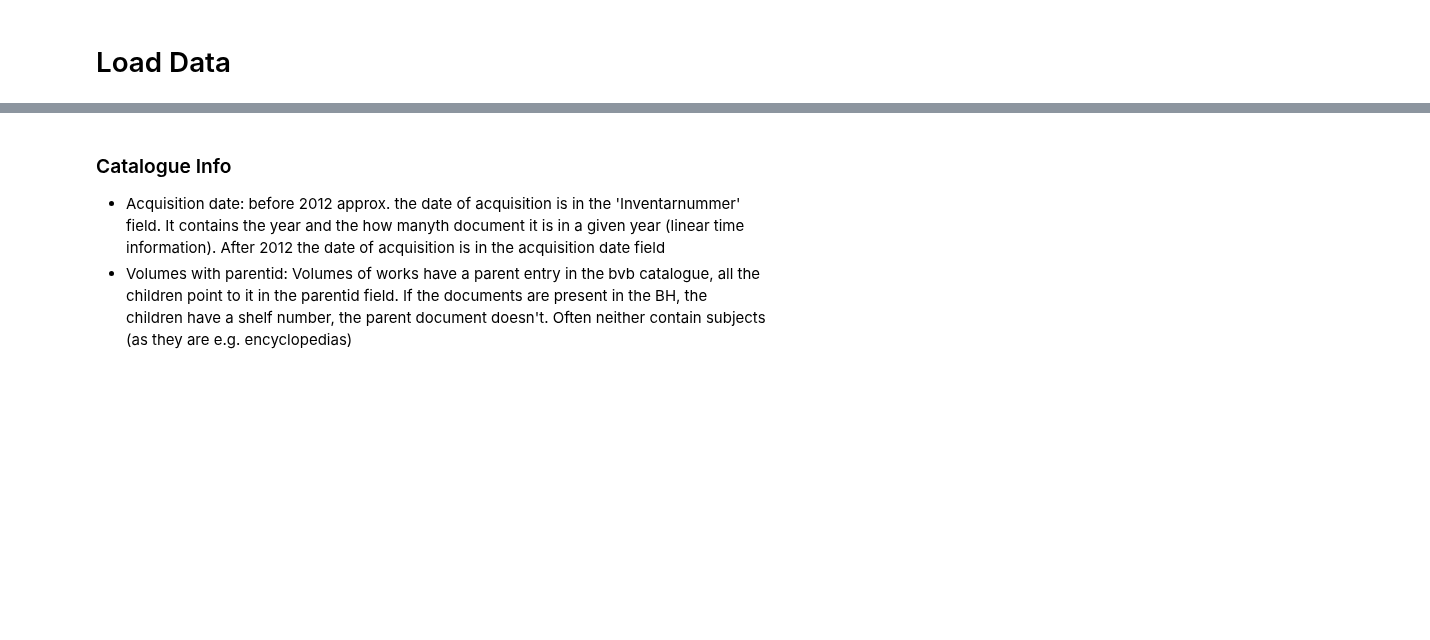
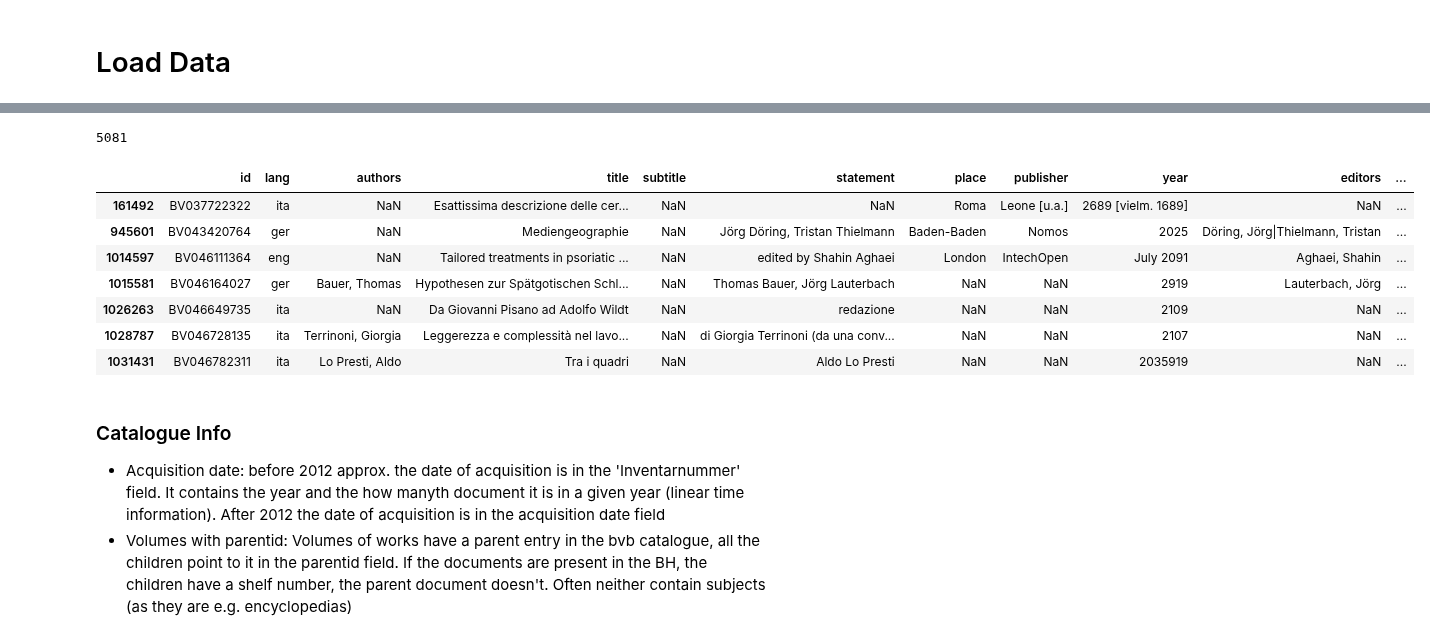
Before and after one commit to hanaCasey/BHVizData, a Jupyter notebook: exploration.ipynb, the cells around one changed output, grey strips where cells are left out. Drawn from its saved outputs; the diff is of its cells as text; code cells hidden in the pictures; blank space fills up the shorter version.

```diff
--- a/exploration.ipynb
+++ b/exploration.ipynb
@@ -18,0 +48,4 @@ len(df)
+# %%
+df.year.isna().sum()
+# %% [output]
+5081
@@ -19,3 +54,16 @@ len(df)
+# %%
+funny_years = df[df.year_clean.astype(float) > 2023]
+# %%
+funny_years
+# %% [output]
+|  | id | lang | authors | title | subtitle | statement | place | publisher | year | editors | ... |
+| 161492 | BV037722322 | ita | NaN | Esattissima descrizione delle cer... | NaN | NaN | Roma | Leone [u.a.] | 2689 [vielm. 1689] | NaN | ... |
+| 945601 | BV043420764 | ger | NaN | Mediengeographie | NaN | Jörg Döring, Tristan Thielmann | Baden-Baden | Nomos | 2025 | Döring, Jörg|Thielmann, Tristan | ... |
+| 1014597 | BV046111364 | eng | NaN | Tailored treatments in psoriatic ... | NaN | edited by Shahin Aghaei | London | IntechOpen | July 2091 | Aghaei, Shahin | ... |
+| 1015581 | BV046164027 | ger | Bauer, Thomas | Hypothesen zur Spätgotischen Schl... | NaN | Thomas Bauer, Jörg Lauterbach | NaN | NaN | 2919 | Lauterbach, Jörg | ... |
+| 1026263 | BV046649735 | ita | NaN | Da Giovanni Pisano ad Adolfo Wildt | NaN | redazione | NaN | NaN | 2109 | NaN | ... |
+| 1028787 | BV046728135 | ita | Terrinoni, Giorgia | Leggerezza e complessità nel lavo... | NaN | di Giorgia Terrinoni (da una conv... | NaN | NaN | 2107 | NaN | ... |
+| 1031431 | BV046782311 | ita | Lo Presti, Aldo | Tra i quadri | NaN | Aldo Lo Presti | NaN | NaN | 2035919 | NaN | ... |
 # %% [markdown]
 ### Catalogue Info
 - Acquisition date: before 2012 approx. the date of acquisition is in the 'Inventarnummer' field. It contains the year and the how manyth document it is in a given year (linear time information). After 2012 the date of acquisition is in the acquisition date field
```
Also changed, not shown: parts of 26 cells of this notebook, 2 other files.
